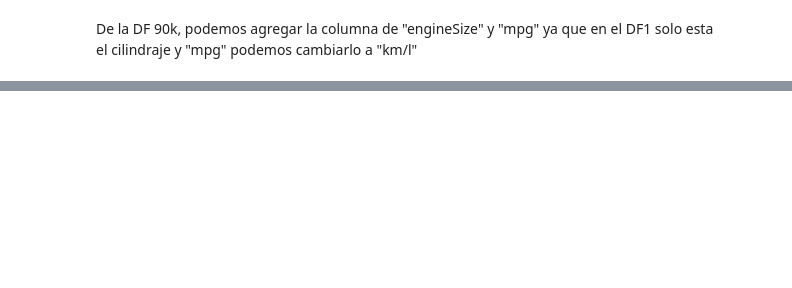
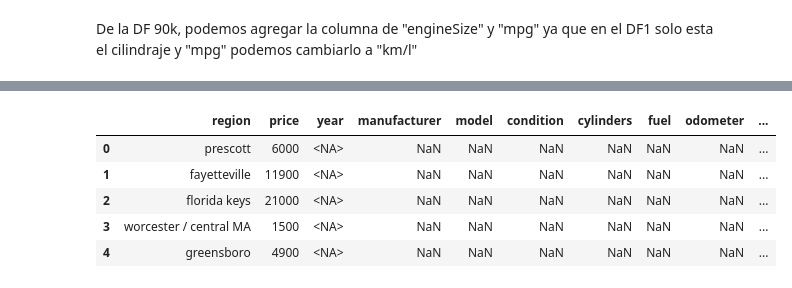
Before and after one commit to jayc888/Prueba_carros_usados_dataset_local, a Jupyter notebook: src/explore.ipynb, the cells around one changed output, grey strips where cells are left out. Saved outputs shown, nothing was run; the diff lists cells and outputs as text; code cells hidden in the pictures; blank space fills up the shorter version.

```diff
--- a/src/explore.ipynb
+++ b/src/explore.ipynb
@@ -116 +179,13 @@ De la DF 90k, podemos agregar la columna de "engineSize" y "mpg" ya que en el DF
+# %%
+
+df_merged=pd.merge(df,df_90k_p2, how='left', left_on=['model','year','manufacturer'], right_on=['model','year','Manufacturer'])
+# %%
+df_merged.head()
+# %% [output]
+|  | region | price | year | manufacturer | model | condition | cylinders | fuel | odometer | ... |
+| 0 | prescott | 6000 | <NA> | NaN | NaN | NaN | NaN | NaN | NaN | ... |
+| 1 | fayetteville | 11900 | <NA> | NaN | NaN | NaN | NaN | NaN | NaN | ... |
+| 2 | florida keys | 21000 | <NA> | NaN | NaN | NaN | NaN | NaN | NaN | ... |
+| 3 | worcester / central MA | 1500 | <NA> | NaN | NaN | NaN | NaN | NaN | NaN | ... |
+| 4 | greensboro | 4900 | <NA> | NaN | NaN | NaN | NaN | NaN | NaN | ... |
 # %%
```
Also changed, not shown: parts of 24 cells of this notebook.
